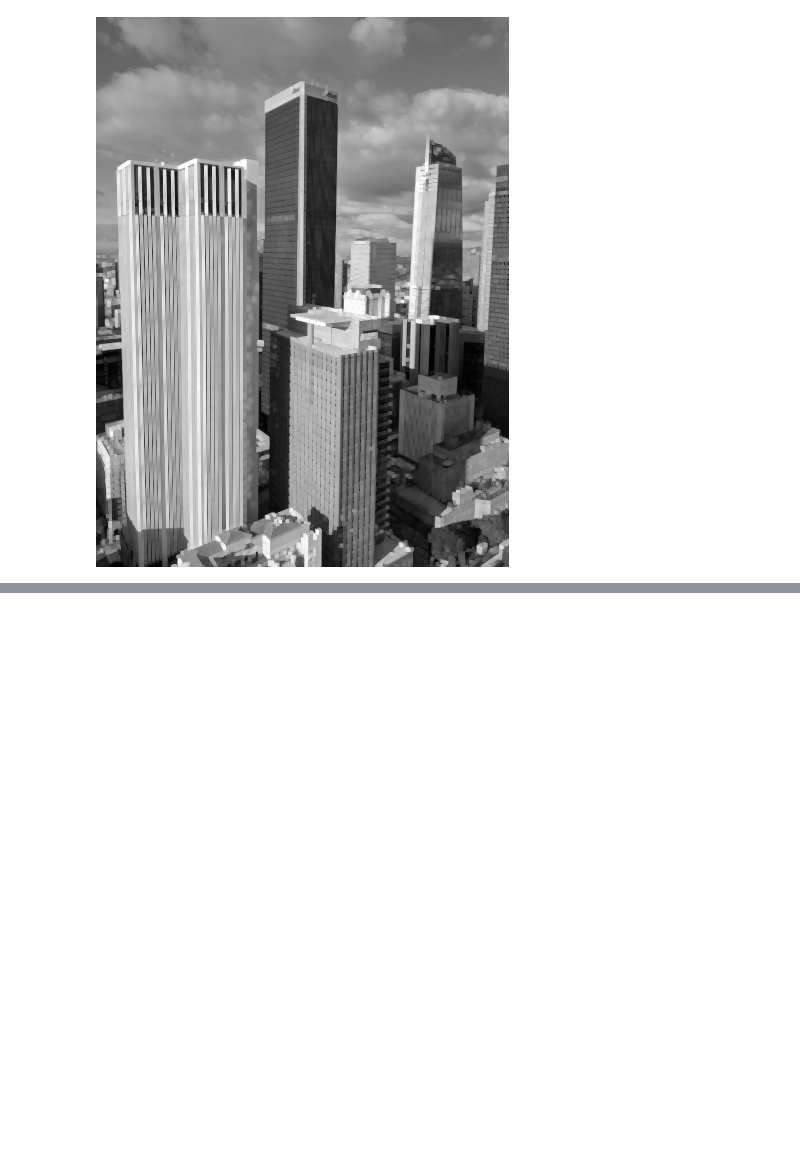
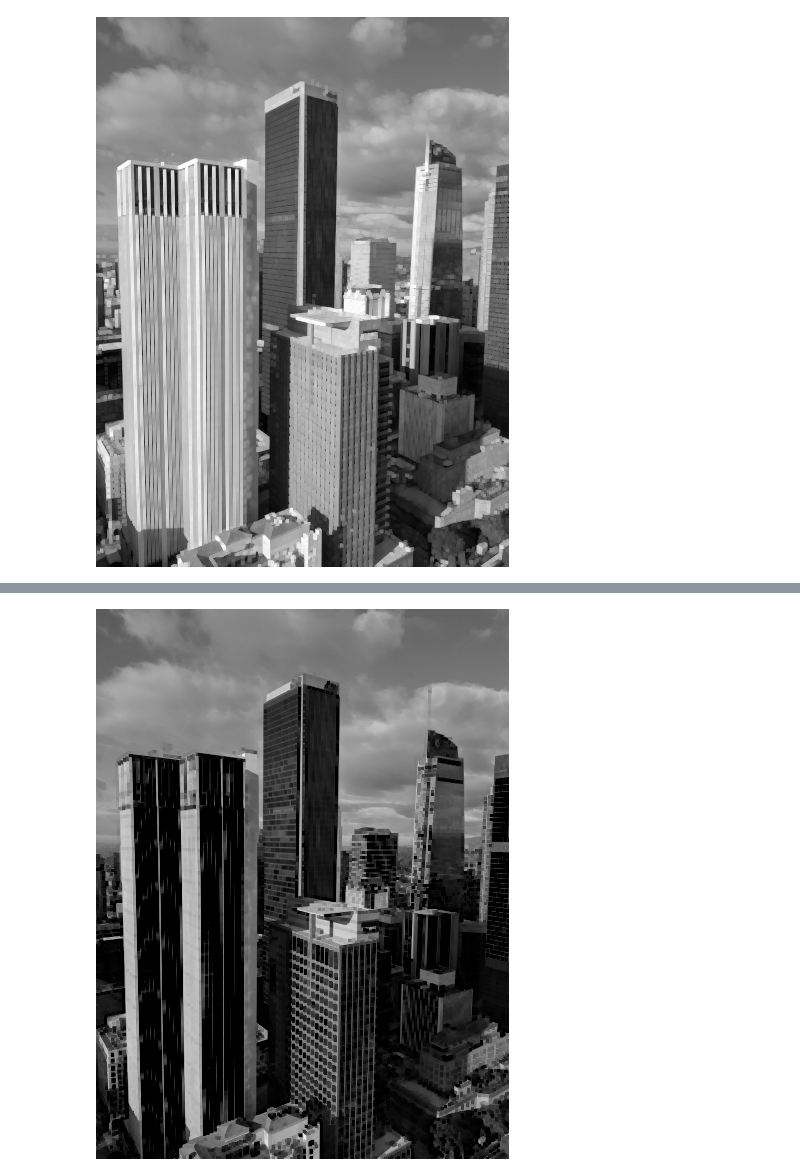
Before and after one commit to ednmolina/Image-Processing, a Jupyter notebook: Image Processing.ipynb, the cells around one changed output, grey strips where cells are left out. Saved outputs shown, nothing was run; the diff lists cells and outputs as text; code cells hidden in the pictures; blank space fills up the shorter version.

Commit message:
Adding more spatial filters

```diff
--- a/Image Processing.ipynb
+++ b/Image Processing.ipynb
@@ -94,0 +109,18 @@ maxfiltered
+# %%
+# Open an image an convert to greyscale
+image = Image.open('/Users/edenmolina/Documents/Image-Processing/DTLA.png').convert('L')
+# %%
+# Perform the min filter
+minfiltered_array = scipy.ndimage.filters.minimum_filter(image, size = 3,
+                                                   footprint = None,
+                                                   output = None,
+                                                   mode = 'reflect',
+                                                   cval = 0.0, origin = 0)
+# %%
+# Convert from array to image
+minfiltered = Image.fromarray(minfiltered_array)
+# Save the image
+minfiltered.save("/Users/edenmolina/Documents/Image-Processing/Outputs/C4MinFilter.png")
+minfiltered
+# %% [output]
+[figure, added]
```
Also changed, not shown: parts of 17 cells of this notebook, 3 other files.
